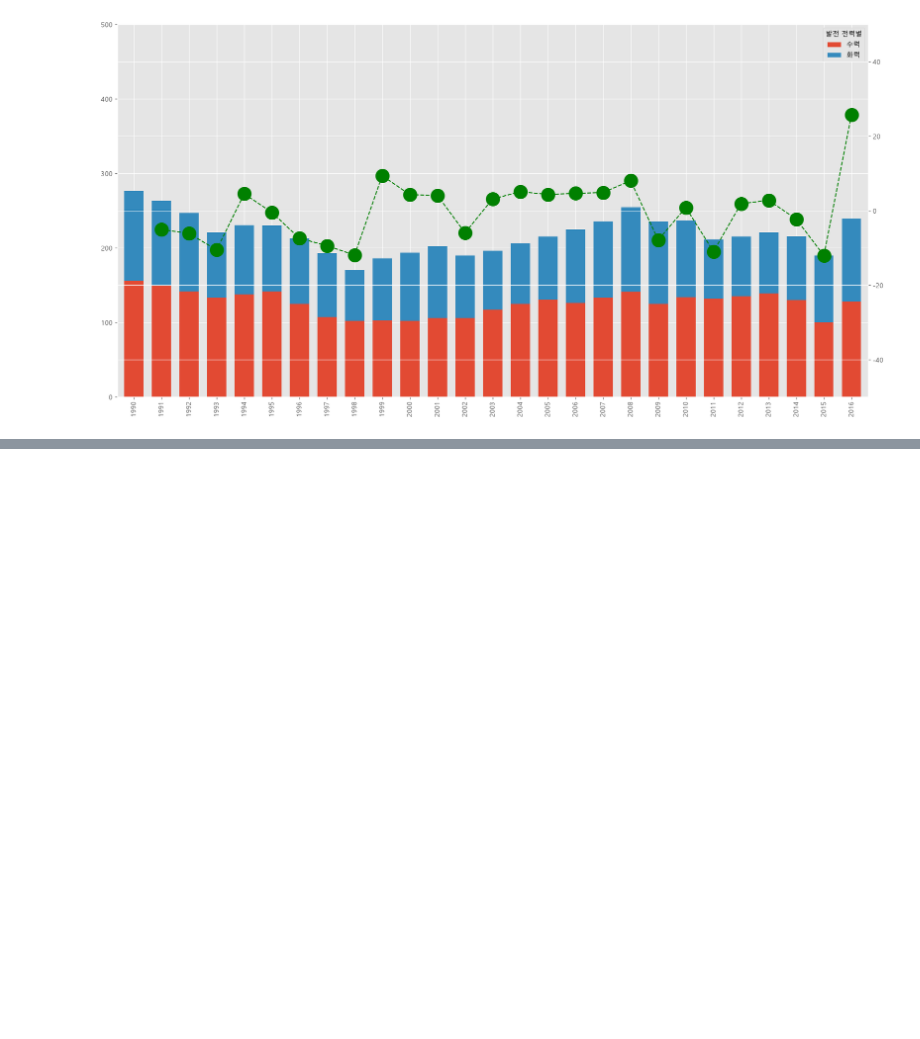
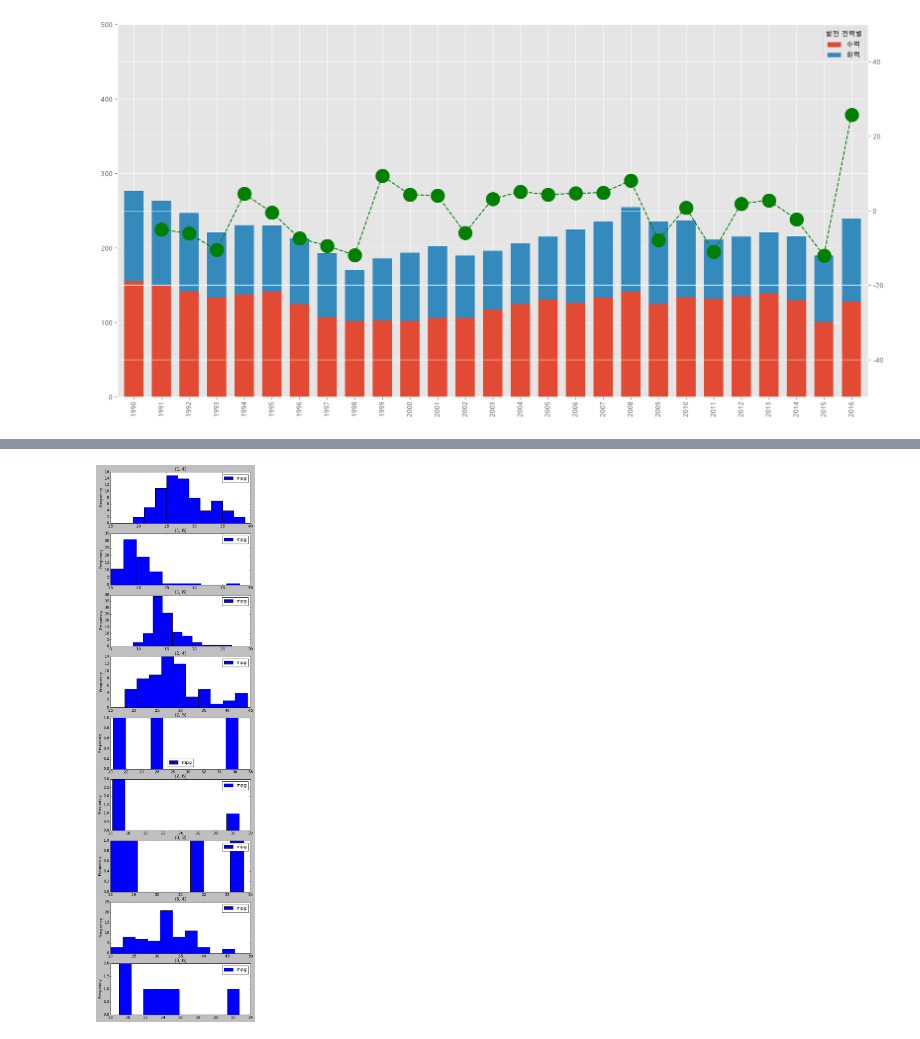
Before and after one commit to SEOWOOSANG/18_data_analytics, a Jupyter notebook: 01_matplotlib.ipynb, the cells around one changed output, grey strips where cells are left out. Cells and saved outputs as stored; diff of their text form; code cells hidden in the pictures; blank space fills up the shorter version.

```diff
--- a/01_matplotlib.ipynb
+++ b/01_matplotlib.ipynb
@@ -788,0 +821,7 @@ plt.show()
+# %%
+df[["mpg", "origin", "cylinders"]].plot(by=["origin", "cylinders"], kind="hist",
+figsize=(8, 30))
+
+plt.show()
+# %% [output]
+[figure, added]
```
Also changed, not shown: parts of 19 cells of this notebook, 2 other files.
